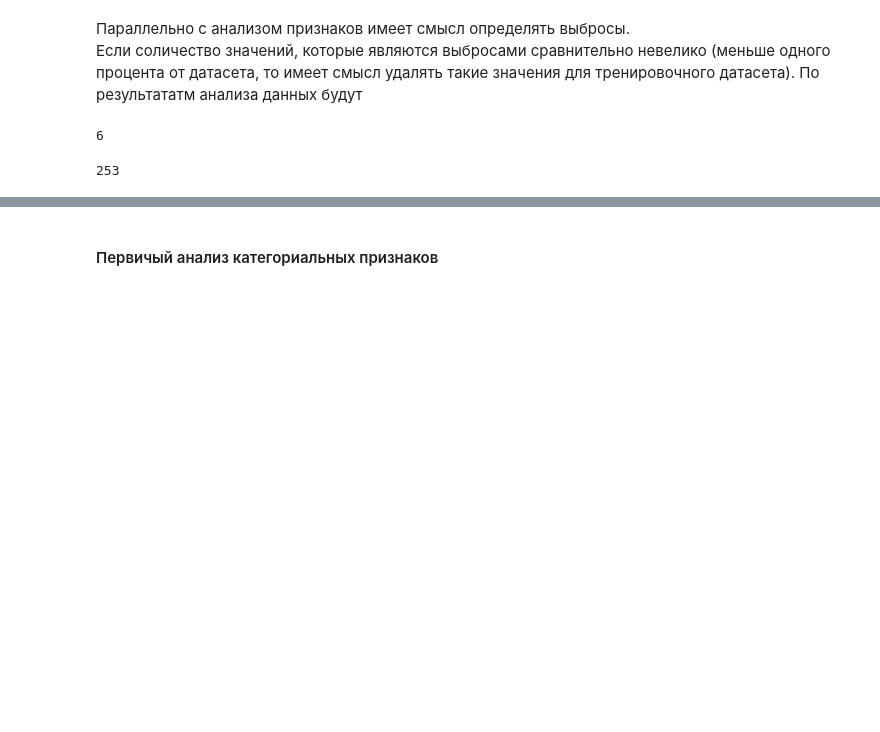
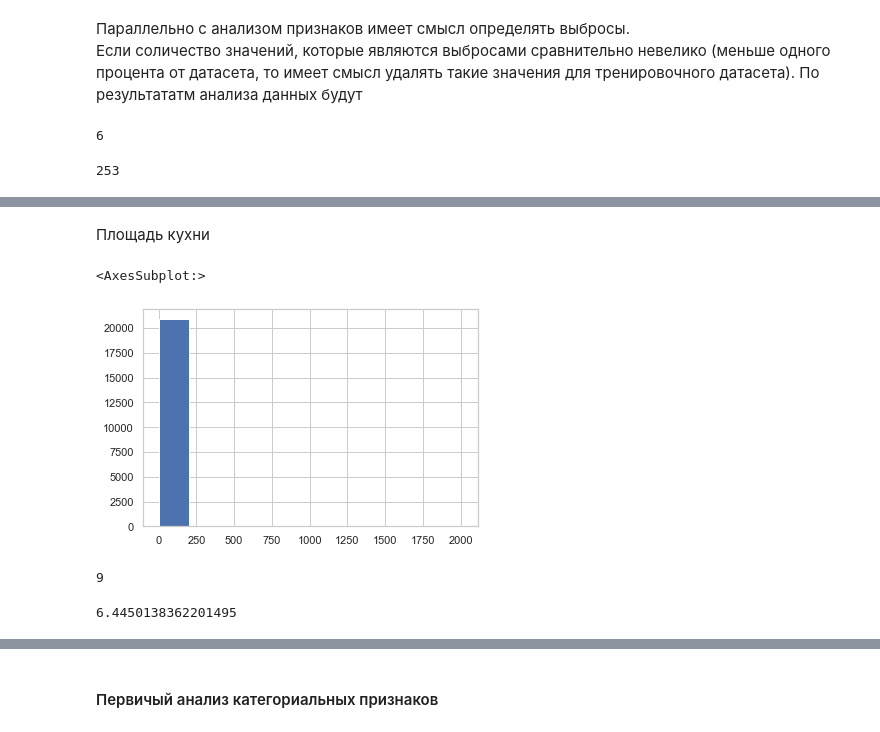
Before and after one commit to fandom170/GB_Final, a Jupyter notebook: Sberbank_estate_model.ipynb, the cells around one changed output, grey strips where cells are left out. Saved outputs shown, nothing was run; the diff lists cells and outputs as text; code cells hidden in the pictures; blank space fills up the shorter version.

```diff
--- a/Sberbank_estate_model.ipynb
+++ b/Sberbank_estate_model.ipynb
@@ -240,0 +302,15 @@ sns.boxplot(ax=axes[1, 2], data=df, x='kitch_sq')
+# %% [markdown]
+Площадь кухни
+# %%
+df['kitch_sq'].hist()
+# %% [output]
+<AxesSubplot:>
+[figure, added]
+# %%
+df[df['kitch_sq'] >= 100]['kitch_sq'].count()
+# %% [output]
+9
+# %%
+df[(df['kitch_sq'] <= 750) & (df['kitch_sq'] >= 1)]['kitch_sq'].mean()
+# %% [output]
+6.4450138362201495
```
Also changed, not shown: parts of 92 cells of this notebook, 1 other file.
